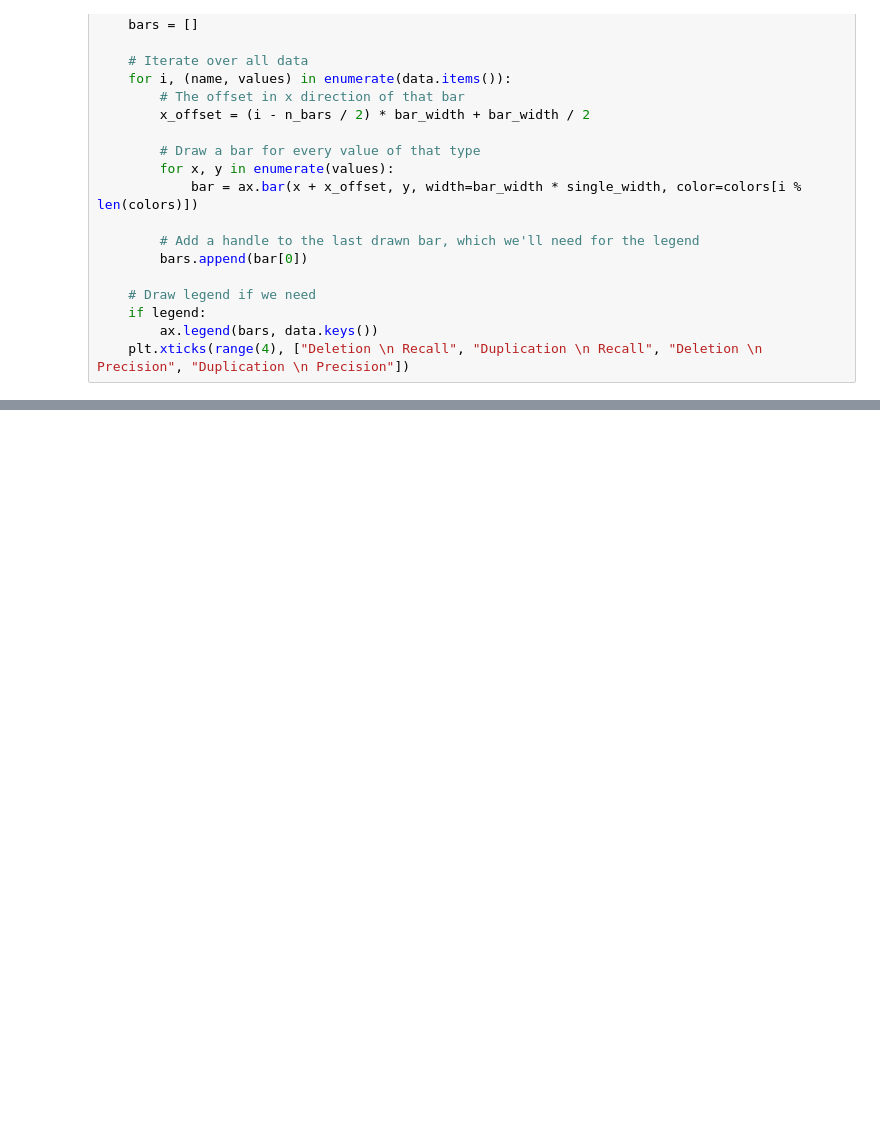
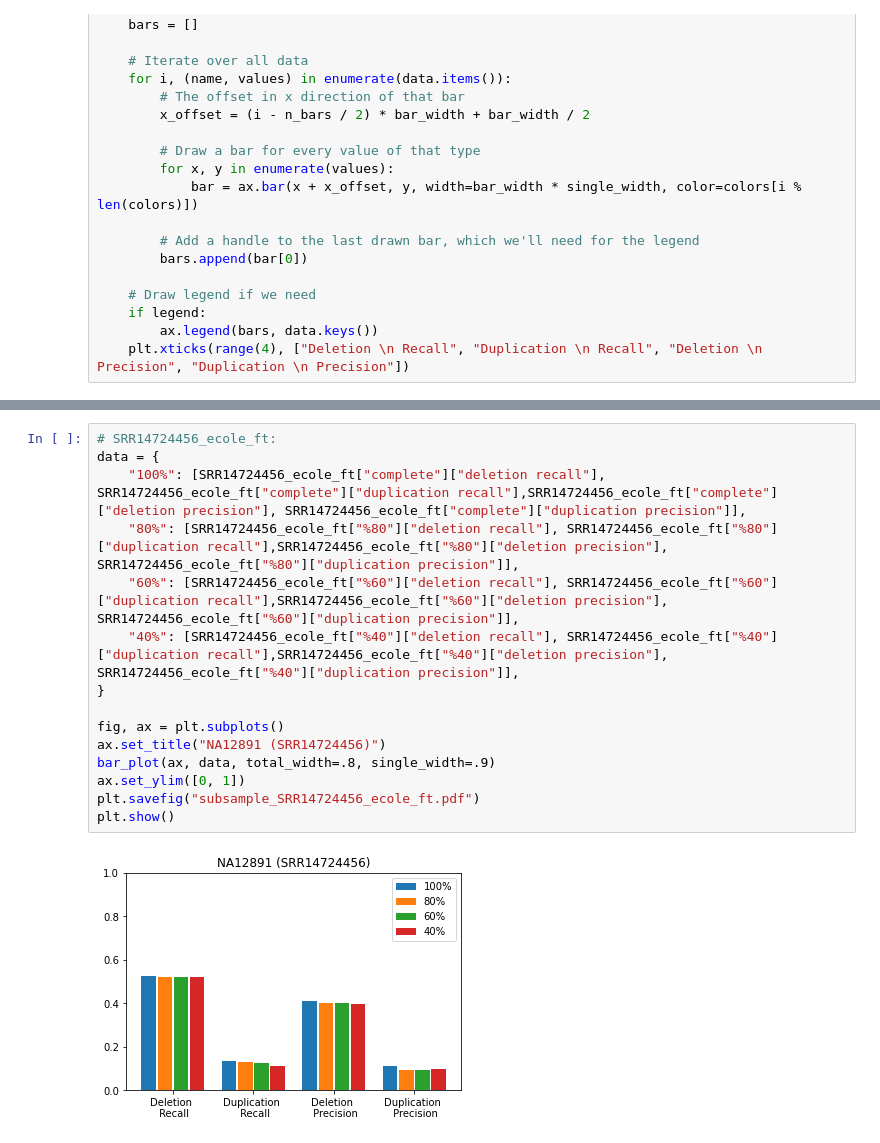
Before and after one commit to alperylmzz/ECOLE-revision, a Jupyter notebook: subsampling.ipynb, the cells around one changed output, grey strips where cells are left out. Drawn from its saved outputs; the diff is of its cells as text; blank space fills up the shorter version.

```diff
--- a/subsampling.ipynb
+++ b/subsampling.ipynb
@@ -263,0 +242,17 @@ plt.show()
+# %%
+# SRR14724456_ecole_ft:
+data = {
+    "100%": [SRR14724456_ecole_ft["complete"]["deletion recall"], SRR14724456_ecole_ft["complete"]["duplication recall"],SRR14724456_ecole_ft["complete"]["deletion precision"], SRR14724456_ecole_ft["complete"]["duplication precision"]],
+    "80%": [SRR14724456_ecole_ft["%80"]["deletion recall"], SRR14724456_ecole_ft["%80"]["duplication recall"],SRR14724456_ecole_ft["%80"]["deletion precision"], SRR14724456_ecole_ft["%80"]["duplication precision"]],
+    "60%": [SRR14724456_ecole_ft["%60"]["deletion recall"], SRR14724456_ecole_ft["%60"]["duplication recall"],SRR14724456_ecole_ft["%60"]["deletion precision"], SRR14724456_ecole_ft["%60"]["duplication precision"]],
+    "40%": [SRR14724456_ecole_ft["%40"]["deletion recall"], SRR14724456_ecole_ft["%40"]["duplication recall"],SRR14724456_ecole_ft["%40"]["deletion precision"], SRR14724456_ecole_ft["%40"]["duplication precision"]],
+}
+
+fig, ax = plt.subplots()
+ax.set_title("NA12891 (SRR14724456)")
+bar_plot(ax, data, total_width=.8, single_width=.9)
+ax.set_ylim([0, 1])
+plt.savefig("subsample_SRR14724456_ecole_ft.pdf")
+plt.show()
+# %% [output]
+[figure, added]
```
Also changed, not shown: parts of 21 cells of this notebook, 2 other files.
